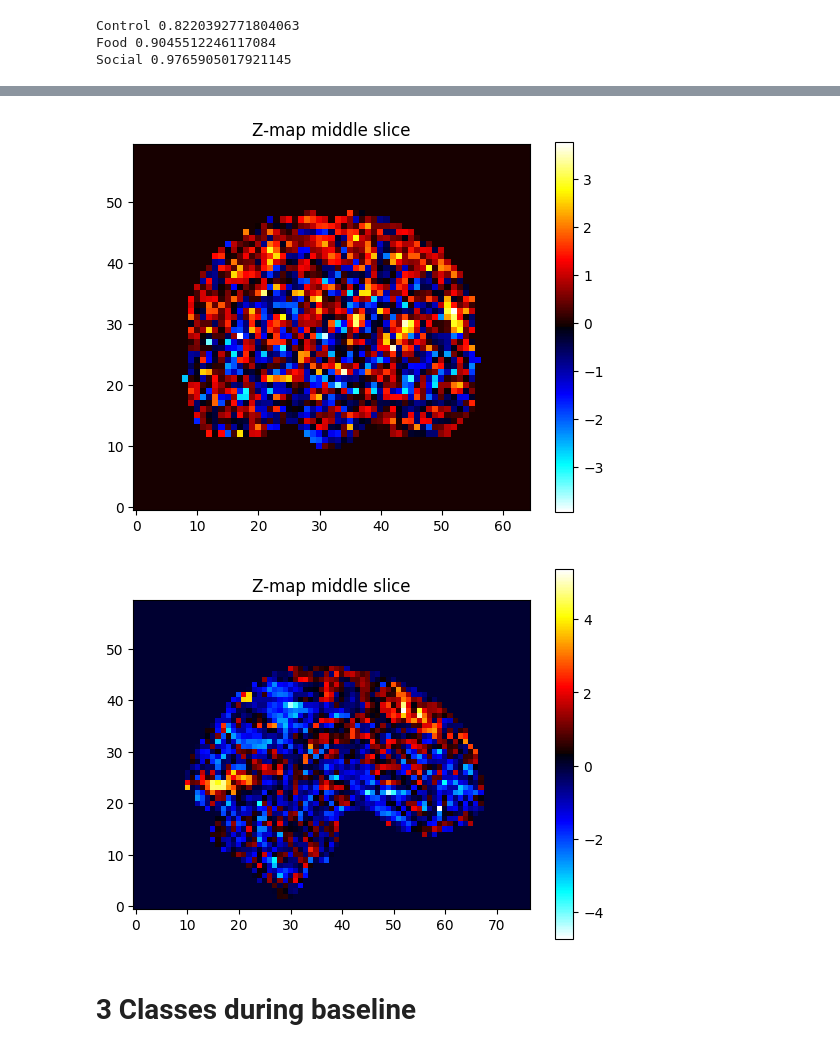
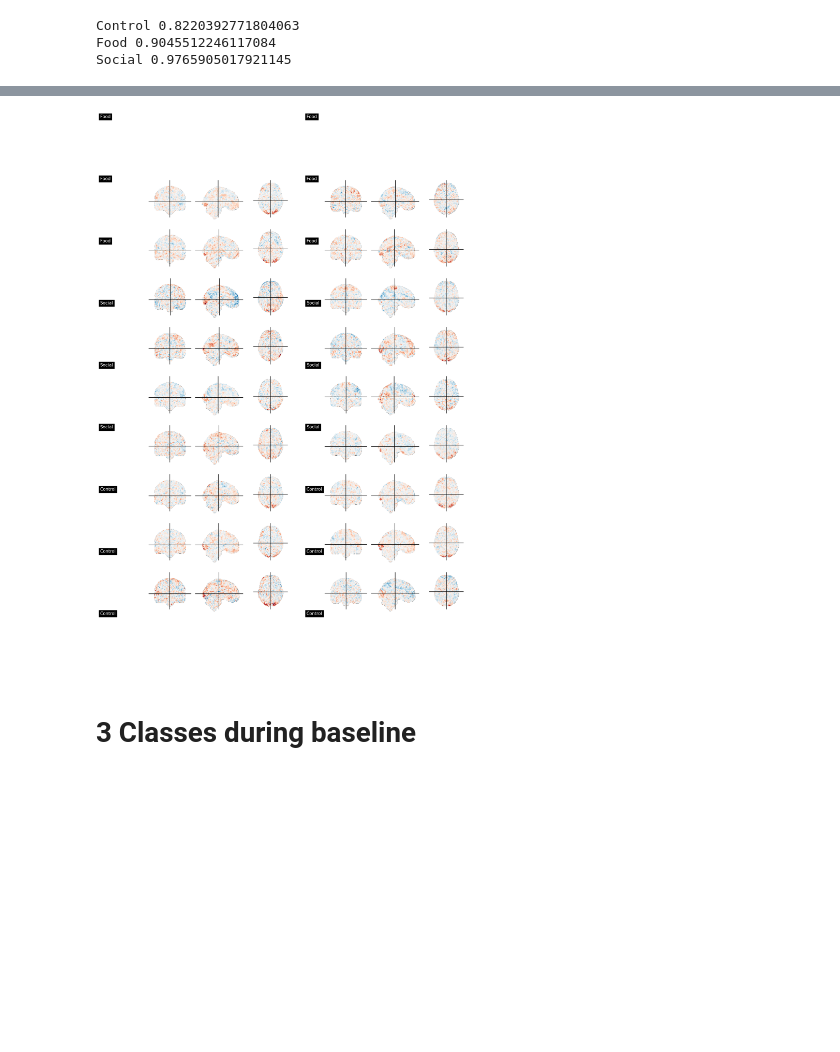
Before and after one commit to Anna-Palatkina-itu/social_isolation, a Jupyter notebook: decoding_2_z_maps.ipynb, the cells around one changed output, grey strips where cells are left out. Drawn from its saved outputs; the diff is of its cells as text; code cells hidden in the pictures; blank space fills up the shorter version.

```diff
--- a/decoding_2_z_maps.ipynb
+++ b/decoding_2_z_maps.ipynb
@@ -173,19 +153,48 @@ plt.show()
-# %%
-z_mid = data[:, data.shape[1] // 2, :,]
-plt.imshow(z_mid.T, cmap="cold_hot", origin="lower")
-plt.colorbar()
-plt.title("Z-map middle slice")
-plt.show()
-# %% [output]
-[figure, removed]
-# %%
-z_mid = data[data.shape[0] // 2, :, :,]
-plt.imshow(z_mid.T, cmap="cold_hot", origin="lower")
-plt.colorbar()
-plt.title("Z-map middle slice")
-plt.show()
-# %% [output]
-[figure, removed]
+# %%
+import random
+from nilearn import plotting
+import matplotlib.pyplot as plt
+
+# Select 6 random files for each condition
+food_samples = random.sample(fasting_food, 6)
+social_samples = random.sample(fasting_social, 6)
+control_samples = random.sample(fasting_control, 6)
+
+samples = [
+    ("Food", food_samples),
+    ("Social", social_samples),
+    ("Control", control_samples),
+]
+
+# Grid settings
+n_cols = 2
+n_per_task = 6
+n_rows_per_task = n_per_task // n_cols   # = 3
+total_rows = len(samples) * n_rows_per_task
+
+fig, axes = plt.subplots(total_rows, n_cols, figsize=(20, 3*total_rows))
+
+# Flatten axes (so we can index them linearly)
+axes = axes.ravel()
+
+plot_idx = 0
+for task, files in samples:
+    for img_file in files:
+        ax = axes[plot_idx]
+        plotting.plot_stat_map(
+            img_file,
+            display_mode="ortho",
+            title=f"{task}",
+            axes=ax,
+            colorbar=False,
+            annotate=False
+        )
+        plot_idx += 1
+
+plt.tight_layout()
+plt.show()
+# %% [output]
+[figure, added]
 # %% [markdown]
 # 3 Classes during baseline
 # %%
```
Also changed, not shown: parts of 3 cells of this notebook, 9 other files.
